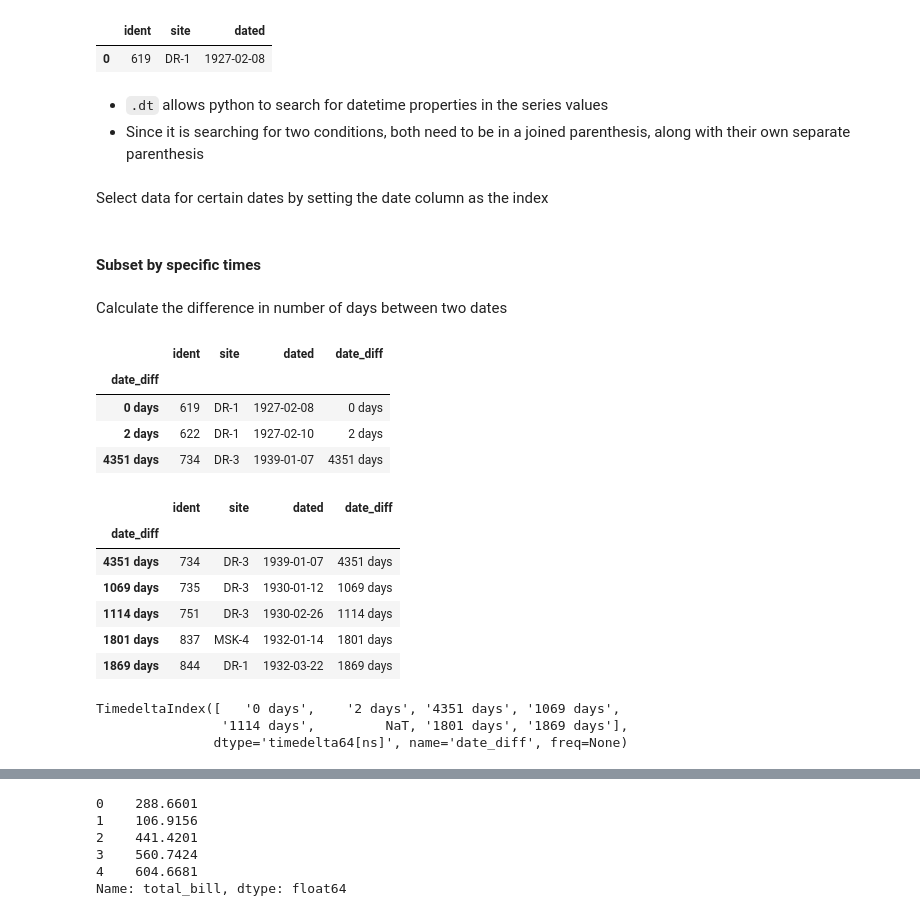
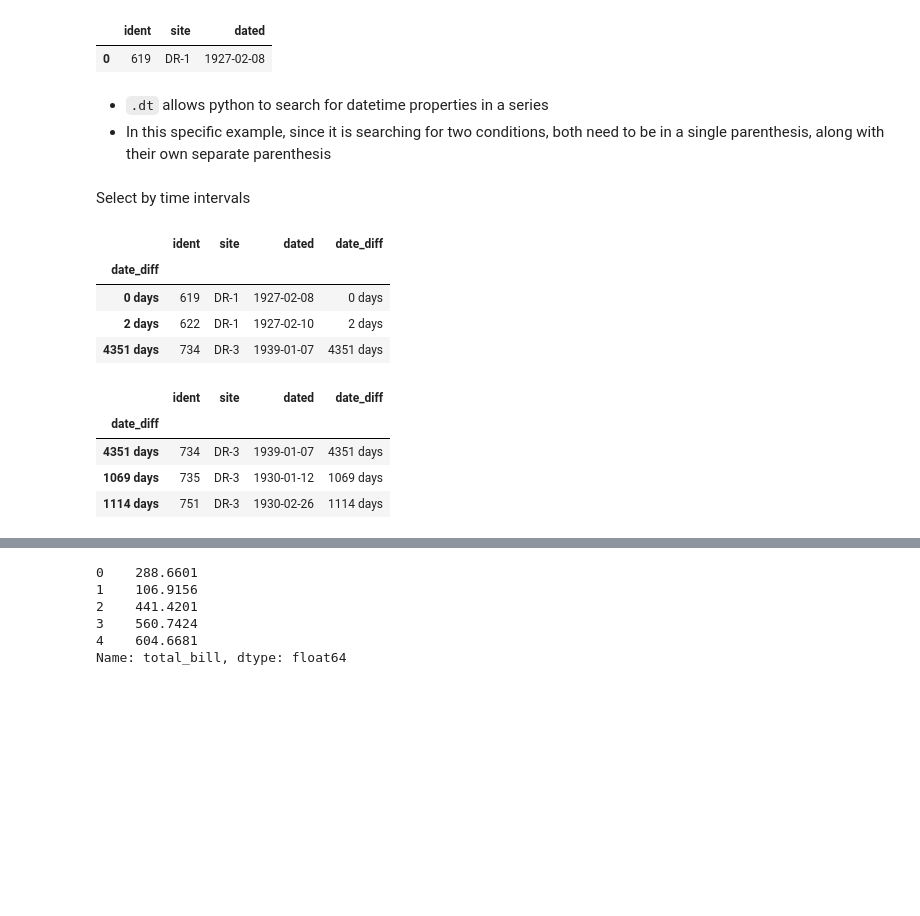
Before and after one commit to cjbayne/softdocs, a Jupyter notebook: docs/guide_pandas.ipynb, the cells around one changed output, grey strips where cells are left out. Cells and saved outputs as stored; diff of their text form; code cells hidden in the pictures; blank space fills up the shorter version.

```diff
--- a/docs/guide_pandas.ipynb
+++ b/docs/guide_pandas.ipynb
@@ -1030,16 +1026,10 @@ survey.loc[((survey["dated"].dt.year==1927) & (survey["dated"].dt.day==8)), :]
 |  | ident | site | dated |
 | 0 | 619 | DR-1 | 1927-02-08 |
 # %% [markdown]
-- `.dt` allows python to search for datetime properties in the series values
-- Since it is searching for two conditions, both need to be in a joined parenthesis, along with their own separate parenthesis
+- `.dt` allows python to search for datetime properties in a series
+- In this specific example, since it is searching for two conditions, both need to be in a single parenthesis, along with their own separate parenthesis
-# %% [markdown]
-Select data for certain dates by setting the date column as the index
-# %% [markdown]
-
-
-#### Subset by specific times
 # %% [markdown]
-Calculate the difference in number of days between two dates
+Select by time intervals
 # %%
 # Calculate the number of days after the oldest date
 survey["date_diff"] = survey["dated"] - survey["dated"].min()
@@ -1052,18 +1042,11 @@ survey_copy.head(3)
 | 2 days | 622 | DR-1 | 1927-02-10 | 2 days |
 | 4351 days | 734 | DR-3 | 1939-01-07 | 4351 days |
 # %%
-survey_copy.loc[survey_copy.index > pd.Timedelta('3 days'), :]
+# Only keep rows where the difference in days is greater than 3 days
+survey_copy.loc[survey_copy.index > pd.Timedelta('3 days'), :].head(3)
 # %% [output]
 |  | ident | site | dated | date_diff |
 | date_diff |  |  |  |  |
 | 4351 days | 734 | DR-3 | 1939-01-07 | 4351 days |
 | 1069 days | 735 | DR-3 | 1930-01-12 | 1069 days |
 | 1114 days | 751 | DR-3 | 1930-02-26 | 1114 days |
-| 1801 days | 837 | MSK-4 | 1932-01-14 | 1801 days |
-| 1869 days | 844 | DR-1 | 1932-03-22 | 1869 days |
-# %%
-print(survey_copy.index)
-# %% [output]
-TimedeltaIndex([   '0 days',    '2 days', '4351 days', '1069 days',
-                '1114 days',         NaT, '1801 days', '1869 days'],
-               dtype='timedelta64[ns]', name='date_diff', freq=None)
```
Also changed, not shown: parts of 33 cells of this notebook.
